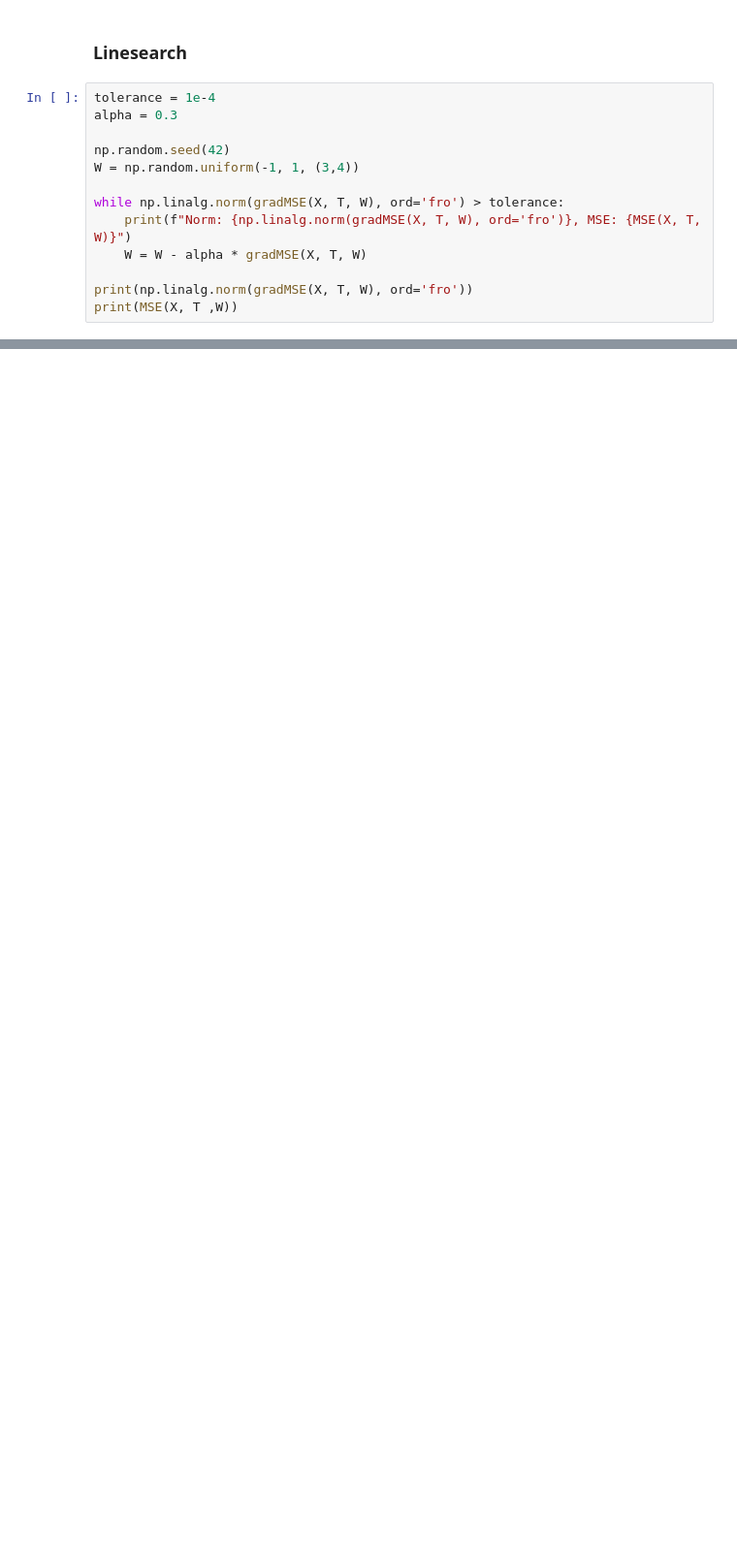
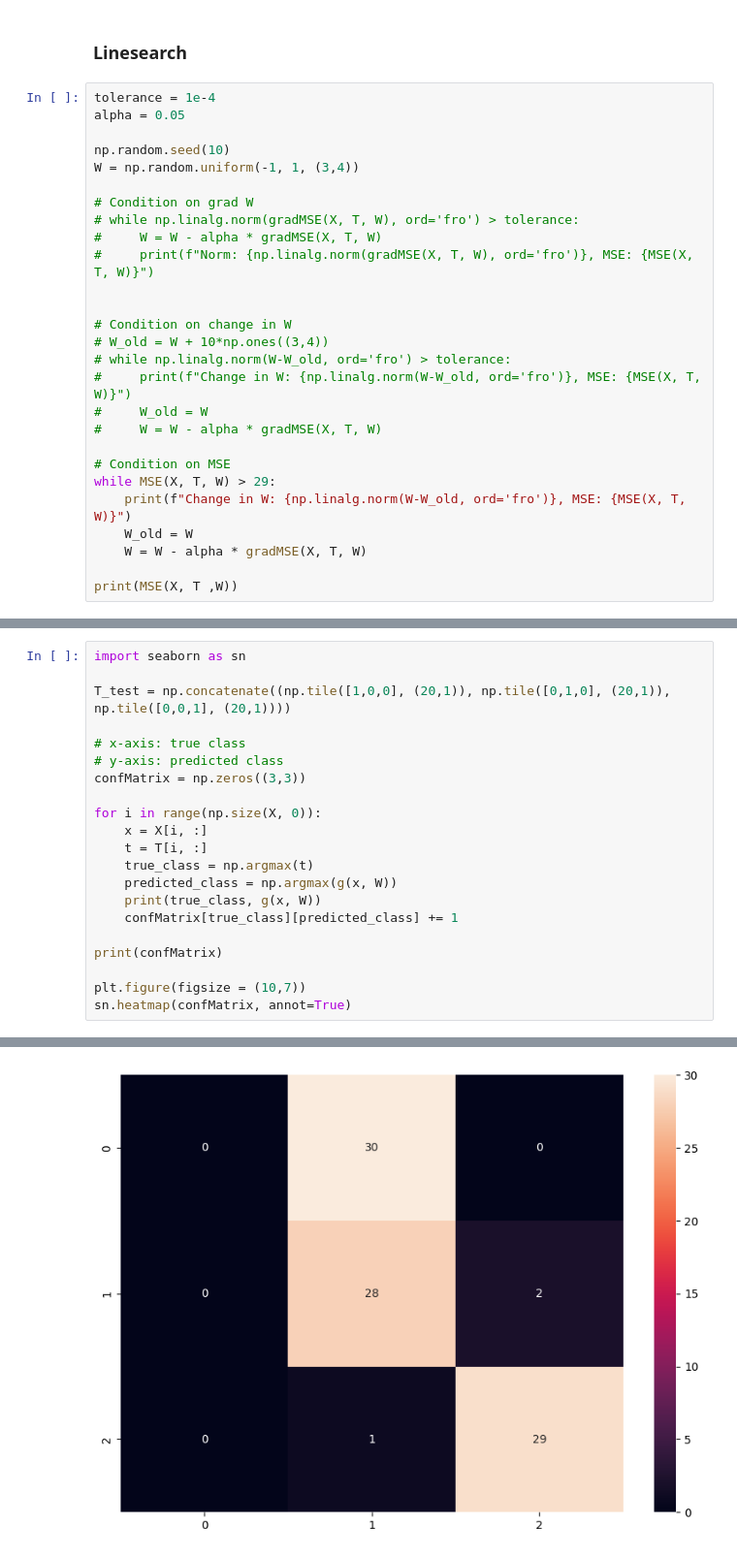
Before and after one commit to Martin-Ansteensen/TTT4275-Classification-project, a Jupyter notebook: Iris_task1.ipynb, the cells around one changed output, grey strips where cells are left out. Shown at 97% size. Drawn from its saved outputs; the diff is of its cells as text; blank space fills up the shorter version.

Commit message:
Added confusion matrix

```diff
--- a/Iris_task1.ipynb
+++ b/Iris_task1.ipynb
@@ -103,15 +102,29 @@ print(gradMSE(X, T, W))
 ### Linesearch
 # %%
 tolerance = 1e-4
-alpha = 0.3
+alpha = 0.05
 
-np.random.seed(42)
+np.random.seed(10)
 W = np.random.uniform(-1, 1, (3,4))
 
-while np.linalg.norm(gradMSE(X, T, W), ord='fro') > tolerance:
-    print(f"Norm: {np.linalg.norm(gradMSE(X, T, W), ord='fro')}, MSE: {MSE(X, T, W)}")
+# Condition on grad W
+# while np.linalg.norm(gradMSE(X, T, W), ord='fro') > tolerance:
+#     W = W - alpha * gradMSE(X, T, W)
+#     print(f"Norm: {np.linalg.norm(gradMSE(X, T, W), ord='fro')}, MSE: {MSE(X, T, W)}")
+
+
+# Condition on change in W
+# W_old = W + 10*np.ones((3,4))
+# while np.linalg.norm(W-W_old, ord='fro') > tolerance:
+#     print(f"Change in W: {np.linalg.norm(W-W_old, ord='fro')}, MSE: {MSE(X, T, W)}")
+#     W_old = W
+#     W = W - alpha * gradMSE(X, T, W)
+
+# Condition on MSE
+while MSE(X, T, W) > 29:
+    print(f"Change in W: {np.linalg.norm(W-W_old, ord='fro')}, MSE: {MSE(X, T, W)}")
+    W_old = W
     W = W - alpha * gradMSE(X, T, W)
 
-print(np.linalg.norm(gradMSE(X, T, W), ord='fro'))
 print(MSE(X, T ,W))
 # %% [output]
@@ -133,0 +150,22 @@ Norm: 19.344598243517964, MSE: 37.79840088723714
+# %%
+import seaborn as sn
+
+T_test = np.concatenate((np.tile([1,0,0], (20,1)), np.tile([0,1,0], (20,1)), np.tile([0,0,1], (20,1))))
+
+# x-axis: true class
+# y-axis: predicted class
+confMatrix = np.zeros((3,3))
+
+for i in range(np.size(X, 0)):
+    x = X[i, :]
+    t = T[i, :]
+    true_class = np.argmax(t)
+    predicted_class = np.argmax(g(x, W))
+    print(true_class, g(x, W))
+    confMatrix[true_class][predicted_class] += 1
+
+print(confMatrix)
+
+plt.figure(figsize = (10,7))
+sn.heatmap(confMatrix, annot=True)
+# %% [output]
@@ -133,0 +190 @@ Norm: 19.344598243517964, MSE: 37.79840088723714
+[figure, added]
```
Also changed, not shown: parts of 6 cells of this notebook.
